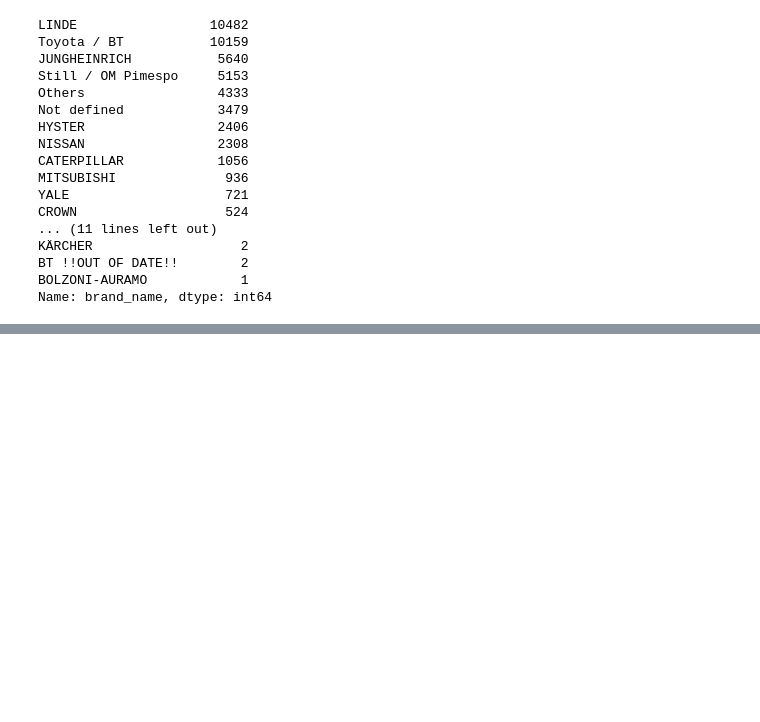
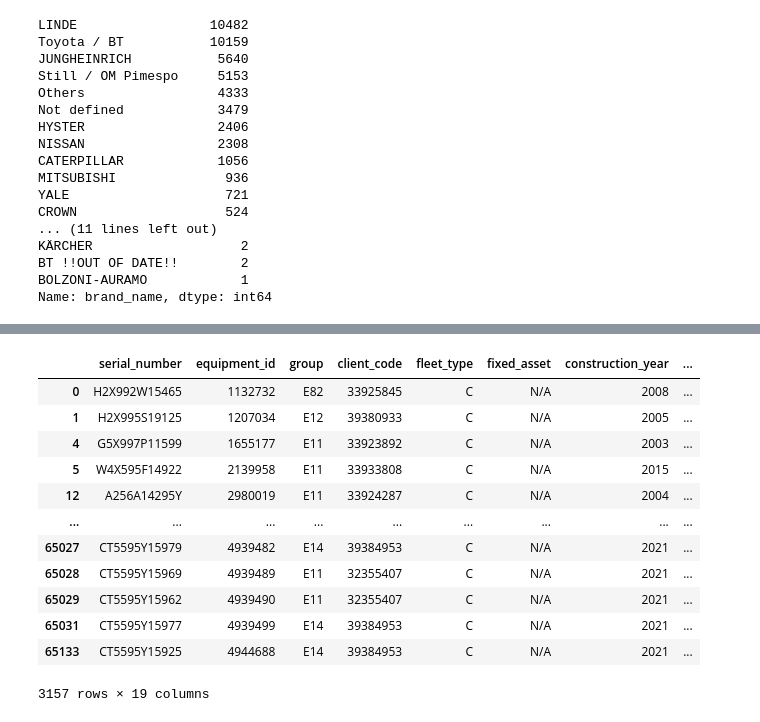
Before and after one commit to martafillol/practice_Case, a Jupyter notebook: cleaning.ipynb, the cells around one changed output, grey strips where cells are left out. Drawn from its saved outputs; the diff is of its cells as text; code cells hidden in the pictures; blank space fills up the shorter version.

```diff
--- a/cleaning.ipynb
+++ b/cleaning.ipynb
@@ -942,0 +973,4 @@ Name: brand_name, dtype: int64
+# %%
+#not sure how useful this is, for now fillna
+
+clean_dataset.warranty_type = clean_dataset.warranty_type.fillna("N/A")
@@ -942,0 +985,5 @@ Name: brand_name, dtype: int64
+# %%
+#drop the last modified column
+
+clean_dataset.drop(columns=["last_modified"], inplace=True)
+clean_dataset.head()
@@ -942,0 +1011,3 @@ Name: brand_name, dtype: int64
+# %%
+clean_dataset = clean_dataset.drop(columns=["modified_by"])
+clean_dataset.head()
@@ -942,0 +1129,18 @@ Name: brand_name, dtype: int64
+# %%
+
+filter_warranty = clean_dataset[clean_dataset.warranty_start.notna() & clean_dataset.service_start_date.isna()]
+filter_warranty
+# %% [output]
+|  | serial_number | equipment_id | group | client_code | fleet_type | fixed_asset | construction_year | ... |
+| 0 | H2X992W15465 | 1132732 | E82 | 33925845 | C | N/A | 2008 | ... |
+| 1 | H2X995S19125 | 1207034 | E12 | 39380933 | C | N/A | 2005 | ... |
+| 4 | G5X997P11599 | 1655177 | E11 | 33923892 | C | N/A | 2003 | ... |
+| 5 | W4X595F14922 | 2139958 | E11 | 33933808 | C | N/A | 2015 | ... |
+| 12 | A256A14295Y | 2980019 | E11 | 33924287 | C | N/A | 2004 | ... |
+| ... | ... | ... | ... | ... | ... | ... | ... | ... |
+| 65027 | CT5595Y15979 | 4939482 | E14 | 39384953 | C | N/A | 2021 | ... |
+| 65028 | CT5595Y15969 | 4939489 | E11 | 32355407 | C | N/A | 2021 | ... |
+| 65029 | CT5595Y15962 | 4939490 | E11 | 32355407 | C | N/A | 2021 | ... |
+| 65031 | CT5595Y15977 | 4939499 | E14 | 39384953 | C | N/A | 2021 | ... |
+| 65133 | CT5595Y15925 | 4944688 | E14 | 39384953 | C | N/A | 2021 | ... |
+3157 rows × 19 columns
```
Also changed, not shown: parts of 86 cells of this notebook.
